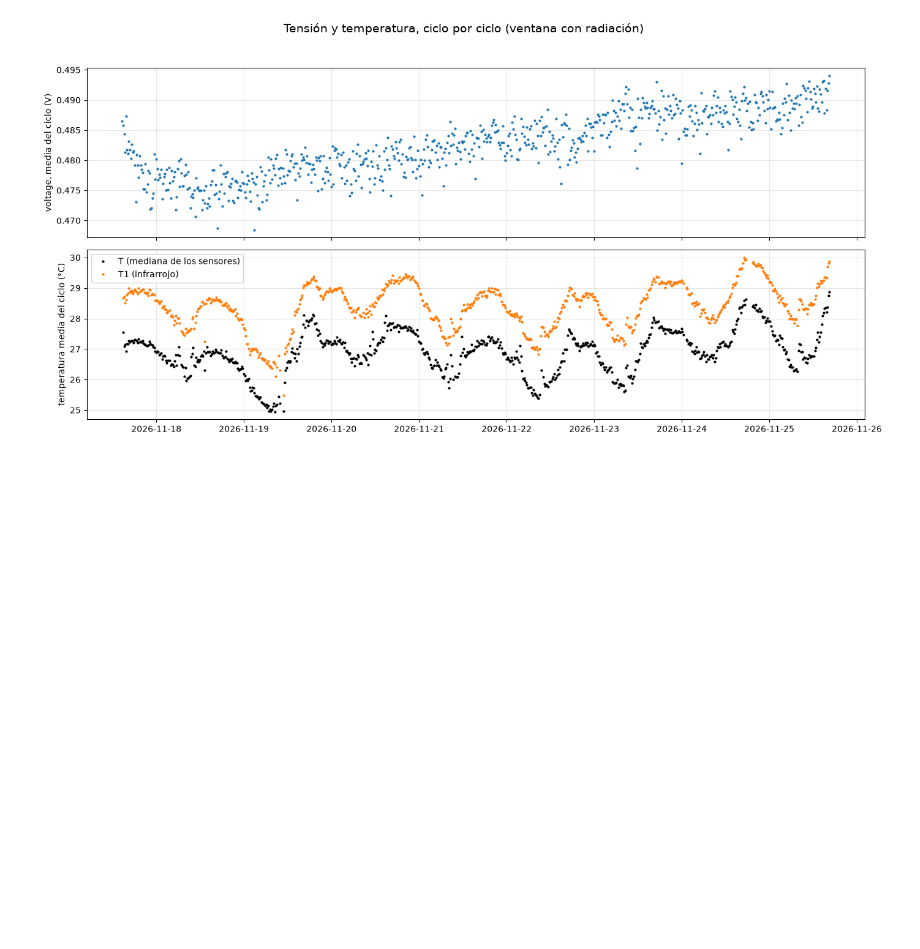
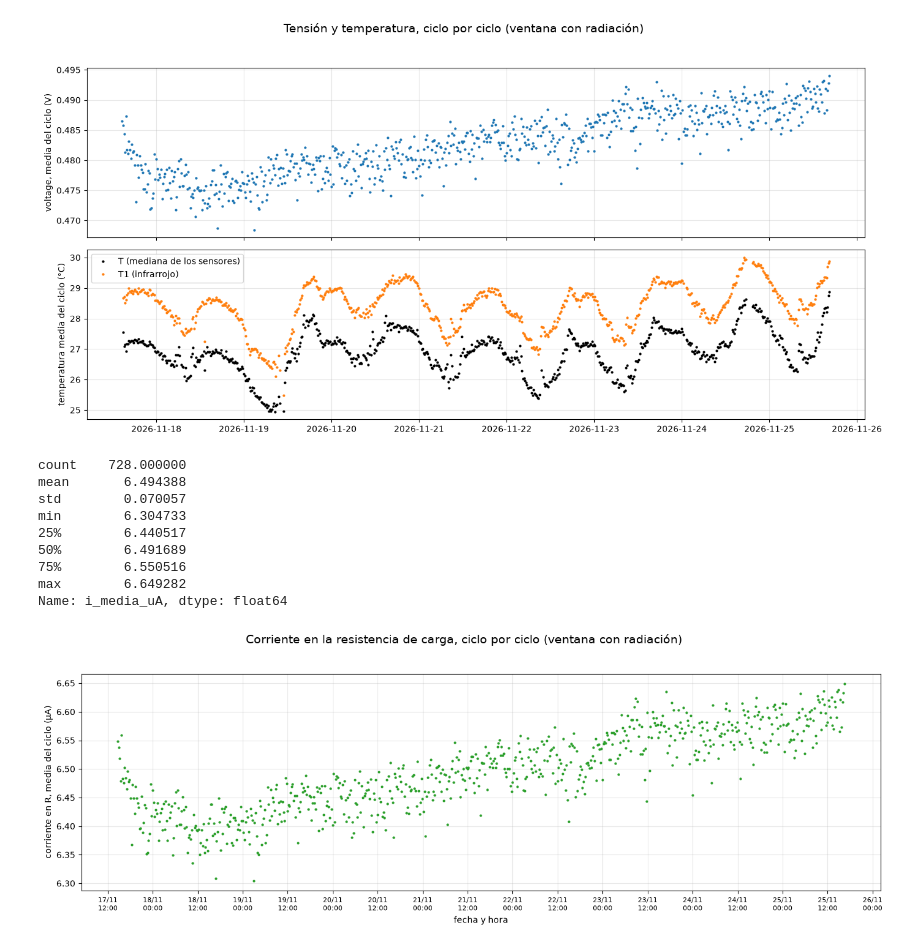
Before and after one commit to lucasmaru/DE-celdas_irradiacion, a Jupyter notebook: Analisis.ipynb, the cells around one changed output. Saved outputs shown, nothing was run; the diff lists cells and outputs as text; code cells hidden in the pictures; blank space fills up the shorter version.

```diff
--- a/Analisis.ipynb
+++ b/Analisis.ipynb
@@ -191,6 +191,14 @@ Con esta información conviene establecer dos ventanas:
 * Sin radiación: Desde 14/11 12:58 hasta el 16/11 21:29.
 * Con radiación: Desde 17/11 11:24 hasta el 25/11 19:45.
 # %%
+#-----------------------------------CORRIENTE EN LA RESISTENCIA DE CARGA---------------------------------------#
+resistencia_de_carga_ohm = 74.3e3   # 74,3 kΩ en paralelo con la celda
+
+# I = V / R, expresada en microamperios
+df["corriente_uA"] = df["voltage2"] / resistencia_de_carga_ohm * 1e6
+
+print(df[["voltage2", "corriente_uA"]].describe())
+
 #-----------------------------------FUNCIÓN PARA MARCAR BLOQUES---------------------------------------#
 def agregar_bloques(datos):
     datos = datos.copy()
@@ -739,3 +773,37 @@ min      0.468442   24.946154   25.483333
 75%      0.486703   27.280000   28.909341
 max      0.494042   28.866667   30.000000
 [figure]
+# %%
+ciclos_con_temperatura["i_media_uA"] = (
+    ciclos_con_temperatura["v_media"] / resistencia_de_carga_ohm * 1e6
+)
+
+print(ciclos_con_temperatura["i_media_uA"].describe())
+
+figura, eje = plt.subplots(figsize=(14, 5))
+
+eje.plot(ciclos_con_temperatura["inicio"], ciclos_con_temperatura["i_media_uA"],
+         ".", markersize=4, color="tab:green")
+eje.set_ylabel("corriente en R, media del ciclo (µA)")
+eje.set_xlabel("fecha y hora")
+eje.grid(alpha=0.3)
+
+eje.xaxis.set_major_locator(mdates.HourLocator(byhour=[0, 12]))
+eje.xaxis.set_major_formatter(mdates.DateFormatter("%d/%m\n%H:%M"))
+eje.tick_params(axis="x", labelsize=8)
+
+figura.suptitle("Corriente en la resistencia de carga, ciclo por ciclo (ventana con radiación)", fontsize=14)
+plt.tight_layout(rect=[0, 0, 1, 0.95])
+figura.savefig(carpeta_graficos / "corriente_por_ciclo.png", dpi=200, bbox_inches="tight")
+plt.show()
+# %% [output]
+count    728.000000
+mean       6.494388
+std        0.070057
+min        6.304733
+25%        6.440517
+50%        6.491689
+75%        6.550516
+max        6.649282
+Name: i_media_uA, dtype: float64
+[figure, added]
```
Also changed, not shown: parts of 7 cells of this notebook, 6 other files.
